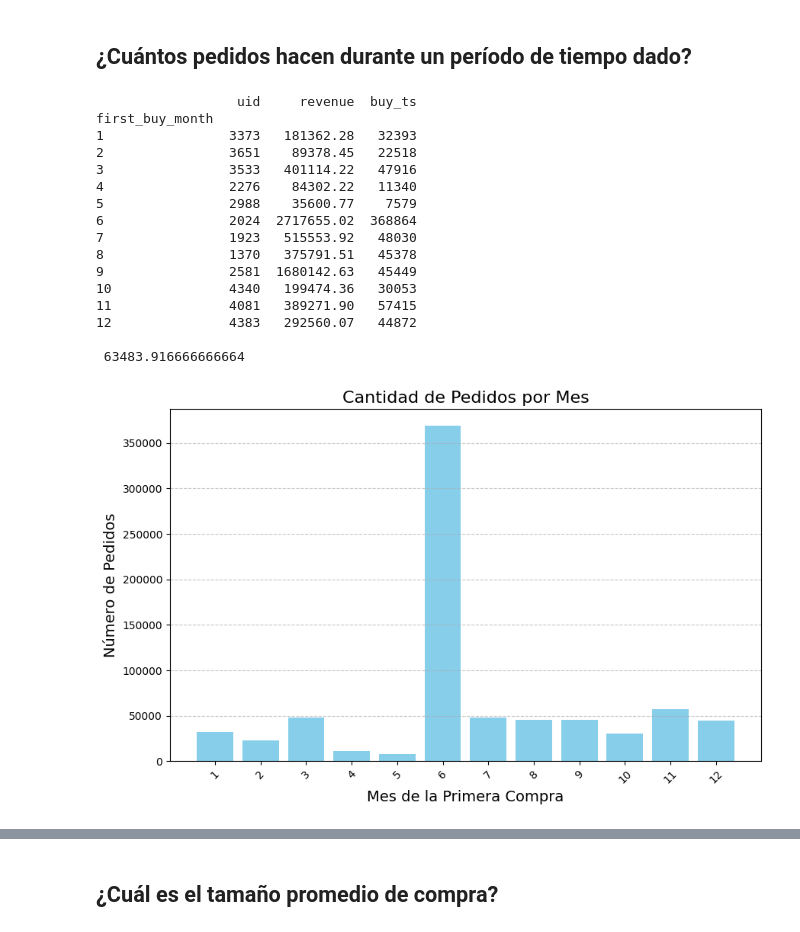
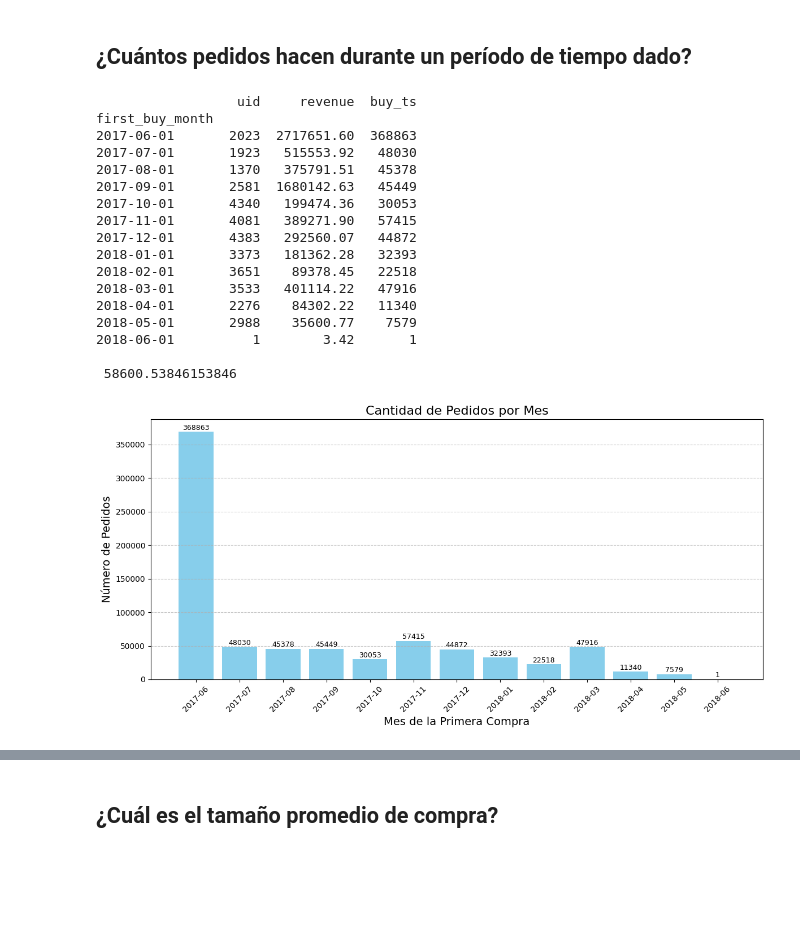
Before and after one commit to DavidRC-Ing/Proyect_Data_Analist_Showz, a Jupyter notebook: Proyecto_shows.ipynb, the cells around one changed output, grey strips where cells are left out. Cells and saved outputs as stored; diff of their text form; code cells hidden in the pictures; blank space fills up the shorter version.

```diff
--- a/Proyecto_shows.ipynb
+++ b/Proyecto_shows.ipynb
@@ -340,7 +340,7 @@ orders=orders.join(first_order_date, on='uid')
 
 # Mes de la primera compra
 
-orders['first_buy_month'] = orders['first_buy_date'].dt.month
+orders['first_buy_month'] = orders['first_buy_date'].values.astype('datetime64[M]')
 orders['first_buy_year'] = orders['first_buy_date'].dt.year
 orders['buy_ts_month'] = orders['buy_ts'].dt.month
 
@@ -395,49 +413,54 @@ Name: uid, dtype: int64
 # %%
 
 
 cohort_grouped = orders_visits.groupby('first_buy_month').agg(
     {'uid': 'nunique', 'revenue': 'sum','buy_ts':'count'})
 
 print(cohort_grouped)
 
 avg_orders=cohort_grouped['buy_ts'].mean()
 
 print( '\n', avg_orders )
 
-# grafico
+# Conversión del índice a etiquetas de texto
+labels = cohort_grouped.index.strftime('%Y-%m')
 
-plt.figure(figsize=(10, 6))
-plt.bar(cohort_grouped.index, cohort_grouped['buy_ts'], color='skyblue')
+# Gráfico
+plt.figure(figsize=(12, 6))
+bars = plt.bar(labels, cohort_grouped['buy_ts'], color='skyblue')
 
 # Títulos y etiquetas
 plt.title('Cantidad de Pedidos por Mes', fontsize=16)
 plt.xlabel('Mes de la Primera Compra', fontsize=14)
 plt.ylabel('Número de Pedidos', fontsize=14)
 plt.xticks(rotation=45)
 
-# Mostrar los valores en las barras (opcional, más pro)
-'''for index, value in enumerate(cohort_grouped['buy_ts']):
-    plt.text(cohort_grouped.index[index], value + 5, str(value), ha='center', fontsize=10)
-'''
-# Mostrar la gráfica
-plt.xticks(cohort_grouped.index)
+# Mostrar los valores encima de las barras
+for bar in bars:
+    height = bar.get_height()
+    plt.text(bar.get_x() + bar.get_width()/2, height + 500, str(int(height)),
+             ha='center', va='bottom', fontsize=9)
+
+# Estilo
 plt.grid(axis='y', linestyle='--', alpha=0.7)
+plt.tight_layout()
 plt.show()
 # %% [output]
                   uid     revenue  buy_ts
 first_buy_month
-1                3373   181362.28   32393
-2                3651    89378.45   22518
-3                3533   401114.22   47916
-4                2276    84302.22   11340
-5                2988    35600.77    7579
-6                2024  2717655.02  368864
-7                1923   515553.92   48030
-8                1370   375791.51   45378
-9                2581  1680142.63   45449
-10               4340   199474.36   30053
-11               4081   389271.90   57415
-12               4383   292560.07   44872
+2017-06-01       2023  2717651.60  368863
+2017-07-01       1923   515553.92   48030
+2017-08-01       1370   375791.51   45378
+2017-09-01       2581  1680142.63   45449
+2017-10-01       4340   199474.36   30053
+2017-11-01       4081   389271.90   57415
+2017-12-01       4383   292560.07   44872
+2018-01-01       3373   181362.28   32393
+2018-02-01       3651    89378.45   22518
+2018-03-01       3533   401114.22   47916
+2018-04-01       2276    84302.22   11340
+2018-05-01       2988    35600.77    7579
+2018-06-01          1        3.42       1
 
- 63483.916666666664
+ 58600.53846153846
-[figure, old version]
+[figure, new version]
```
Also changed, not shown: parts of 33 cells of this notebook.
